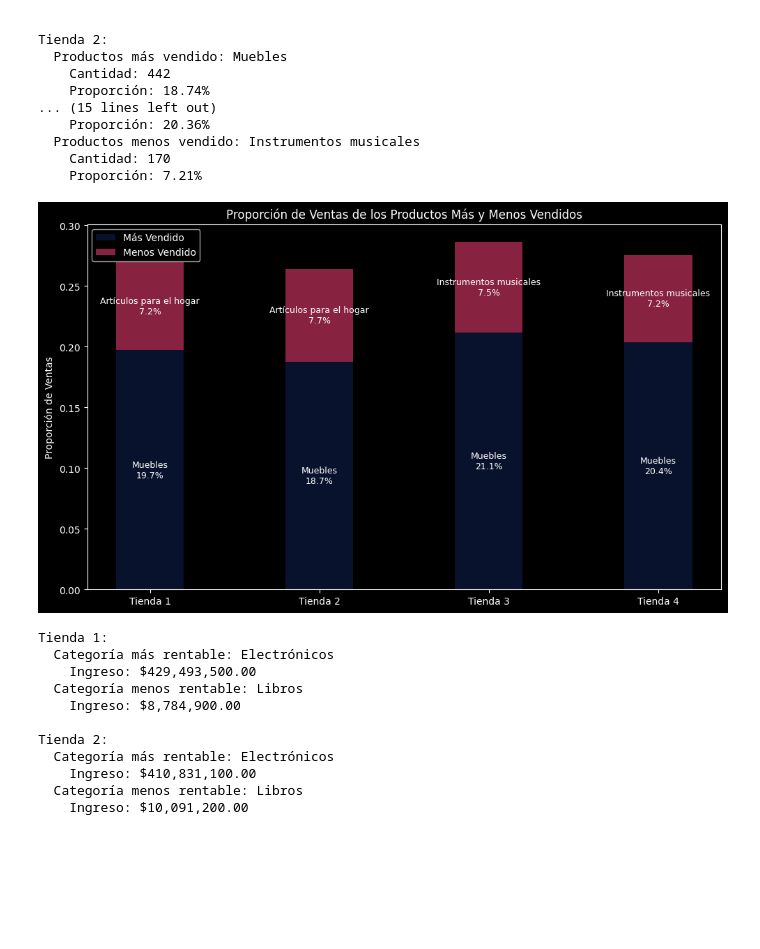
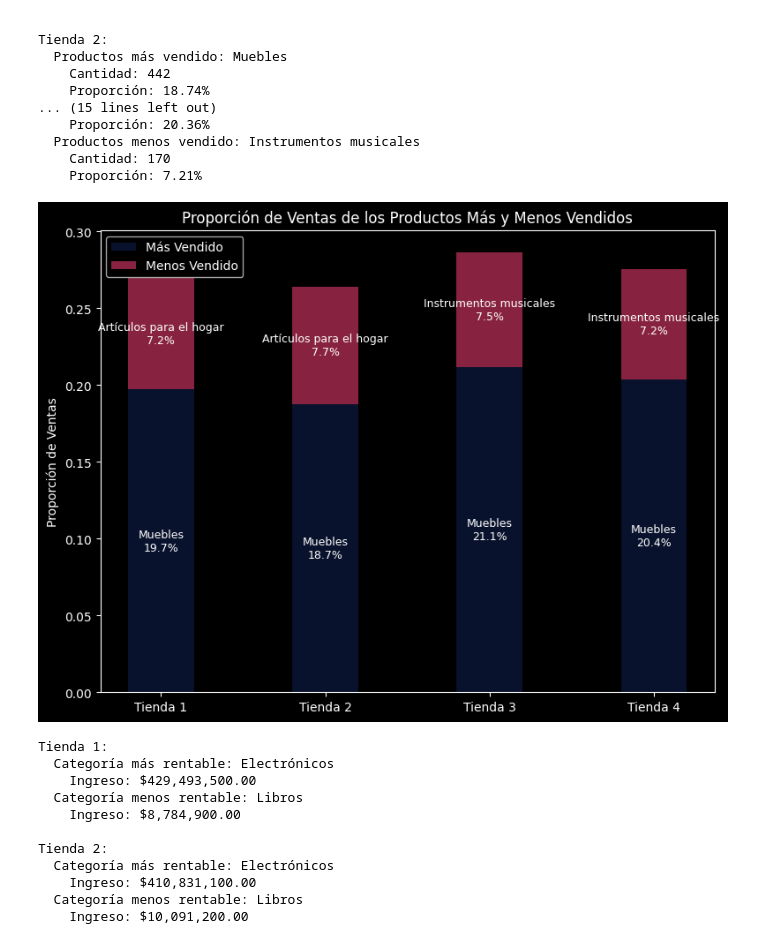
Before and after one commit to zenyonki/alura_store, a Jupyter notebook: AluraStoreLatam.ipynb, the cells around one changed output. Saved outputs shown, nothing was run; the diff lists cells and outputs as text; code cells hidden in the pictures; blank space fills up the shorter version.

```diff
--- a/AluraStoreLatam.ipynb
+++ b/AluraStoreLatam.ipynb
@@ -162,3 +183,22 @@ El ticket promedio de la Tienda 1 es: $487,867.91
 El ticket promedio de la Tienda 2 es: $473,227.43
 El ticket promedio de la Tienda 3 es: $465,459.77
 El ticket promedio de la Tienda 4 es: $440,362.89
+# %%
+tickets_promedio = [ticket_promedio_1, ticket_promedio_2, ticket_promedio_3, ticket_promedio_4]
+
+fig, ax = plt.subplots() #Aquí aprendí que es mejor llamar a la gráfica así.
+bars = plt.bar(tiendas, tickets_promedio, color=bar_colors)
+
+for bar, ticket in zip(bars, tickets_promedio):
+    plt.text(bar.get_x() + bar.get_width() / 2, bar.get_height() + 5000,
+             f"${ticket:,.2f}", ha='center', fontsize=8)
+
+plt.gca().yaxis.set_major_formatter(mtick.FuncFormatter(lambda x, _: f'${x:,.2f}'))
+
+plt.title("Ticket Promedio por Tienda", fontsize=16, weight='bold')
+plt.ylabel("Ticket Promedio ($)", fontsize=12)
+plt.xlabel("Tiendas", fontsize=12)
+plt.style.use('dark_background')
+
+plt.tight_layout()
+plt.show()
@@ -539,7 +581,7 @@ proporciones_menos = [t['menos vendido']['proporcion'] for t in proporciones]
 x = np.arange(len(tiendas))  # Posiciones en el eje X
 width = 0.4  # Ancho de las barras
 
-fig, ax = plt.subplots(figsize=(10, 6))
+fig, ax = plt.subplots(figsize=(8, 6))
 
 # Agregar barras apiladas
 bars_mas = ax.bar(x, proporciones_mas, width, label='Más Vendido', color='#09122C')
@@ -553,33 +595,33 @@ for i, bar in enumerate(bars_mas):
         f"{categorias_mas[i]}\n{proporciones_mas[i] * 100:.1f}%",
         ha='center',
         va='center',
         fontsize=9,
         color='white'
     )
 
 for i, bar in enumerate(bars_menos):
     ax.text(
         bar.get_x() + bar.get_width() / 2,
         bar.get_height() / 2 + proporciones_mas[i],
         f"{categorias_menos[i]}\n{proporciones_menos[i] * 100:.1f}%",
         ha='center',
         va='center',
         fontsize=9,
         color='white'
     )
 
 # Configuración del gráfico
 ax.set_xticks(x)
 ax.set_xticklabels(tiendas)
 ax.set_ylabel('Proporción de Ventas')
 ax.set_title('Proporción de Ventas de los Productos Más y Menos Vendidos')
 ax.legend()
 
 # Mostrar gráfico
 plt.style.use('dark_background')
 plt.tight_layout()
 plt.show()
 # %% [output]
-[figure, old version]
+[figure, new version]
 # %%
 def margen_de_beneficio(df):
```
Also changed, not shown: parts of 6 cells of this notebook.
